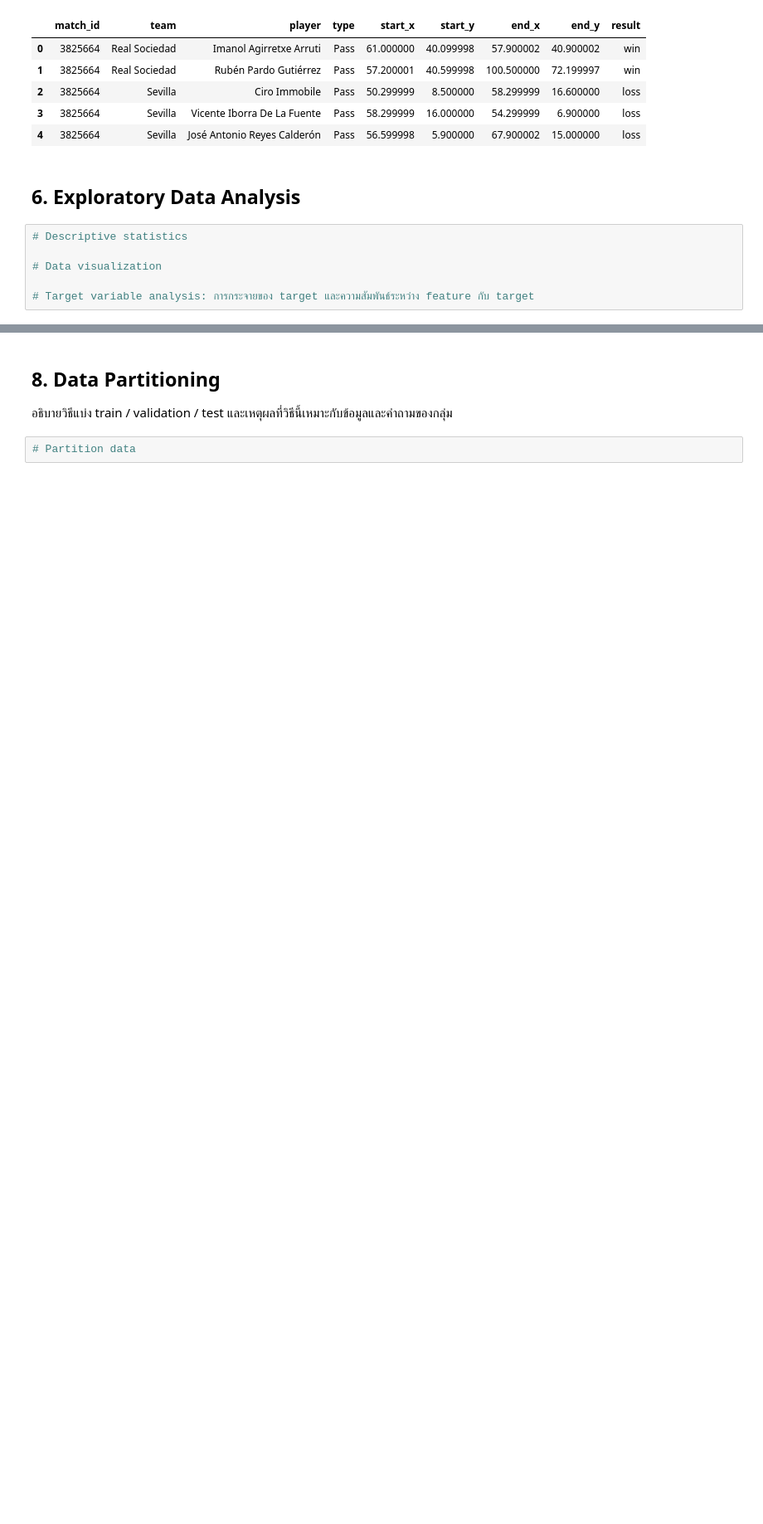
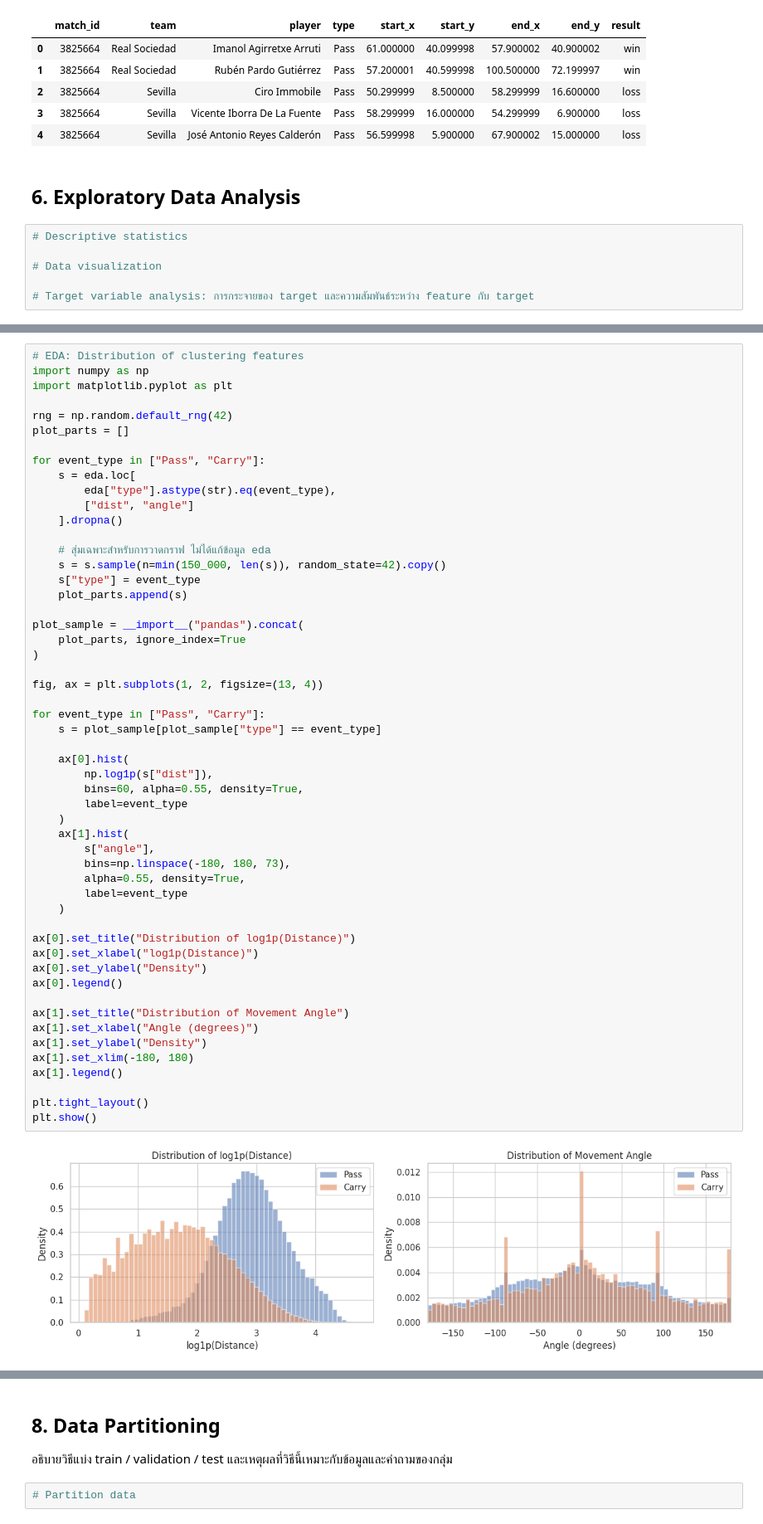
Before and after one commit to doperjerr/G2_MiniProject_Part2_BigData_ML, a Jupyter notebook: G2_MiniProject_Part2_BigData_ML.ipynb, the cells around one changed output, grey strips where cells are left out. Shown at 83% size. Saved outputs shown, nothing was run; the diff lists cells and outputs as text; blank space fills up the shorter version.

```diff
--- a/G2_MiniProject_Part2_BigData_ML.ipynb
+++ b/G2_MiniProject_Part2_BigData_ML.ipynb
@@ -721,0 +928,55 @@ result      category
+# %%
+# EDA: Distribution of clustering features
+import numpy as np
+import matplotlib.pyplot as plt
+
+rng = np.random.default_rng(42)
+plot_parts = []
+
+for event_type in ["Pass", "Carry"]:
+    s = eda.loc[
+        eda["type"].astype(str).eq(event_type),
+        ["dist", "angle"]
+    ].dropna()
+
+    # สุ่มเฉพาะสำหรับการวาดกราฟ ไม่ได้แก้ข้อมูล eda
+    s = s.sample(n=min(150_000, len(s)), random_state=42).copy()
+    s["type"] = event_type
+    plot_parts.append(s)
+
+plot_sample = __import__("pandas").concat(
+    plot_parts, ignore_index=True
+)
+
+fig, ax = plt.subplots(1, 2, figsize=(13, 4))
+
+for event_type in ["Pass", "Carry"]:
+    s = plot_sample[plot_sample["type"] == event_type]
+
+    ax[0].hist(
+        np.log1p(s["dist"]),
+        bins=60, alpha=0.55, density=True,
+        label=event_type
+    )
+    ax[1].hist(
+        s["angle"],
+        bins=np.linspace(-180, 180, 73),
+        alpha=0.55, density=True,
+        label=event_type
+    )
+
+ax[0].set_title("Distribution of log1p(Distance)")
+ax[0].set_xlabel("log1p(Distance)")
+ax[0].set_ylabel("Density")
+ax[0].legend()
+
+ax[1].set_title("Distribution of Movement Angle")
+ax[1].set_xlabel("Angle (degrees)")
+ax[1].set_ylabel("Density")
+ax[1].set_xlim(-180, 180)
+ax[1].legend()
+
+plt.tight_layout()
+plt.show()
+# %% [output]
+[figure, added]
```
Also changed, not shown: parts of 23 cells of this notebook.
